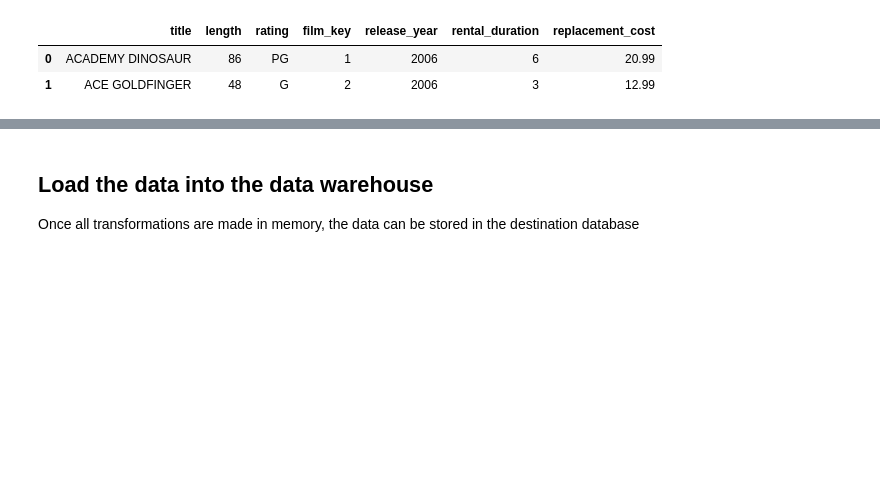
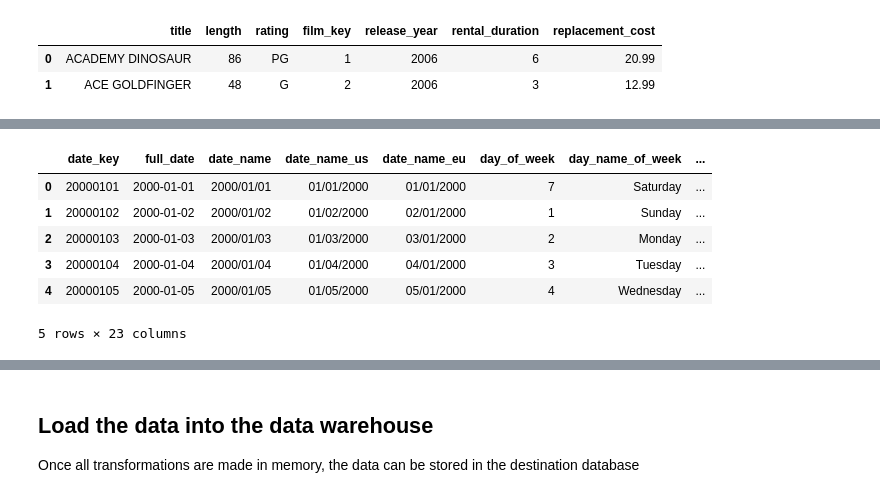
Before and after one commit to GarrettBurroughs/ds2002midterm, a Jupyter notebook: notebook/midterm.ipynb, the cells around one changed output, grey strips where cells are left out. Drawn from its saved outputs; the diff is of its cells as text; code cells hidden in the pictures; blank space fills up the shorter version.

```diff
--- a/notebook/midterm.ipynb
+++ b/notebook/midterm.ipynb
@@ -246,0 +254,13 @@ fact_rentals_df.head(200)
+# %%
+# Ensure the date dimension is created
+date_dim_sql = "SELECT * FROM sakila_dw.dim_date";
+date_dim_df = get_sql_dataframe(mysql_uid, mysql_pwd, mysql_url, source_db, date_dim_sql)
+date_dim_df.head(5)
+# %% [output]
+|  | date_key | full_date | date_name | date_name_us | date_name_eu | day_of_week | day_name_of_week | ... |
+| 0 | 20000101 | 2000-01-01 | 2000/01/01 | 01/01/2000 | 01/01/2000 | 7 | Saturday | ... |
+| 1 | 20000102 | 2000-01-02 | 2000/01/02 | 01/02/2000 | 02/01/2000 | 1 | Sunday | ... |
+| 2 | 20000103 | 2000-01-03 | 2000/01/03 | 01/03/2000 | 03/01/2000 | 2 | Monday | ... |
+| 3 | 20000104 | 2000-01-04 | 2000/01/04 | 01/04/2000 | 04/01/2000 | 3 | Tuesday | ... |
+| 4 | 20000105 | 2000-01-05 | 2000/01/05 | 01/05/2000 | 05/01/2000 | 4 | Wednesday | ... |
+5 rows × 23 columns
```
Also changed, not shown: parts of 8 cells of this notebook, 2 other files.
